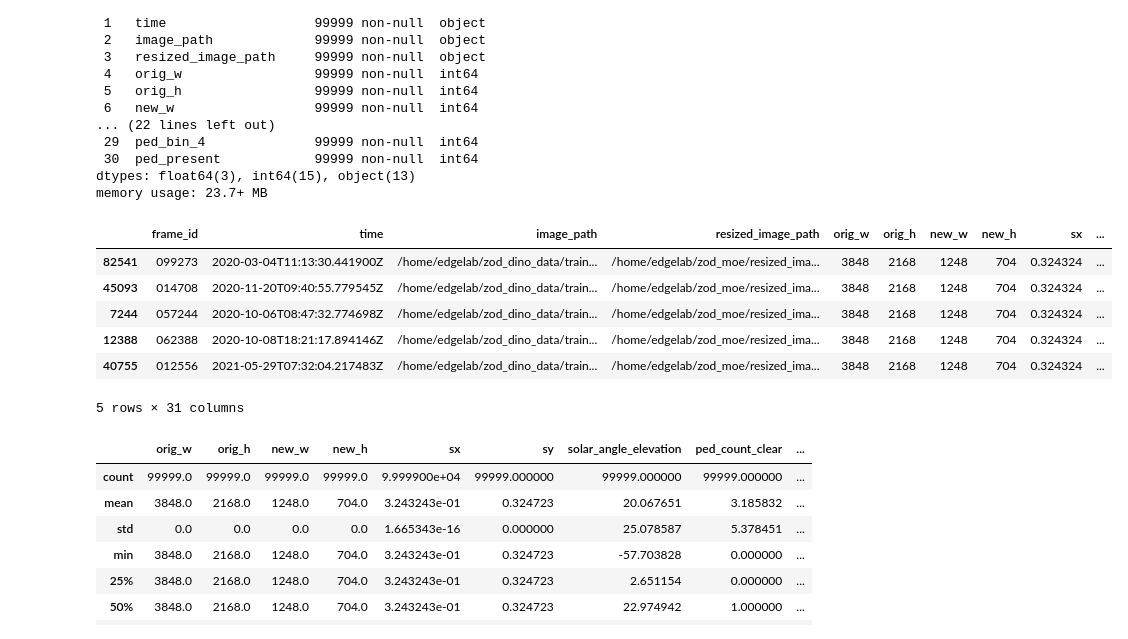
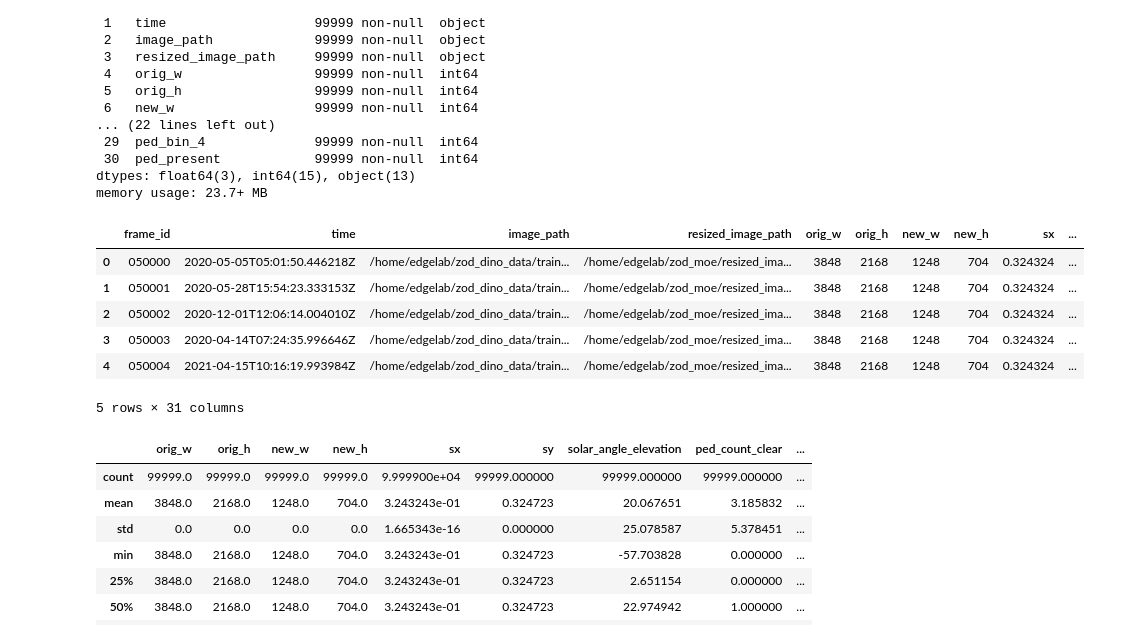
Before and after one commit to scaleoutsystems/multimodal-MoE, a Jupyter notebook: notebooks/zod_frames_index_sanity.ipynb, the cells around one changed output. Saved outputs shown, nothing was run; the diff lists cells and outputs as text; code cells hidden in the pictures.

```diff
--- a/notebooks/zod_frames_index_sanity.ipynb
+++ b/notebooks/zod_frames_index_sanity.ipynb
@@ -37,20 +37,20 @@ memory usage: 23.7+ MB
 # %%
 """ Note that for bin_4:
     - 0: no pedestrians
     - 1: 1-5 pedestrians
     - 2: 6-15 pedestrians
     - 3: >15 pedestrians
     - we can also define pedestrian presence 0 if bin_4 == 0, else 1.
     """
 
-df.sample(5)
+df.head(5)
 # %% [output]
 |  | frame_id | time | image_path | resized_image_path | orig_w | orig_h | new_w | new_h | sx | ... |
-| 82541 | 099273 | 2020-03-04T11:13:30.441900Z | /home/edgelab/zod_dino_data/train... | /home/edgelab/zod_moe/resized_ima... | 3848 | 2168 | 1248 | 704 | 0.324324 | ... |
-| 45093 | 014708 | 2020-11-20T09:40:55.779545Z | /home/edgelab/zod_dino_data/train... | /home/edgelab/zod_moe/resized_ima... | 3848 | 2168 | 1248 | 704 | 0.324324 | ... |
-| 7244 | 057244 | 2020-10-06T08:47:32.774698Z | /home/edgelab/zod_dino_data/train... | /home/edgelab/zod_moe/resized_ima... | 3848 | 2168 | 1248 | 704 | 0.324324 | ... |
-| 12388 | 062388 | 2020-10-08T18:21:17.894146Z | /home/edgelab/zod_dino_data/train... | /home/edgelab/zod_moe/resized_ima... | 3848 | 2168 | 1248 | 704 | 0.324324 | ... |
-| 40755 | 012556 | 2021-05-29T07:32:04.217483Z | /home/edgelab/zod_dino_data/train... | /home/edgelab/zod_moe/resized_ima... | 3848 | 2168 | 1248 | 704 | 0.324324 | ... |
+| 0 | 050000 | 2020-05-05T05:01:50.446218Z | /home/edgelab/zod_dino_data/train... | /home/edgelab/zod_moe/resized_ima... | 3848 | 2168 | 1248 | 704 | 0.324324 | ... |
+| 1 | 050001 | 2020-05-28T15:54:23.333153Z | /home/edgelab/zod_dino_data/train... | /home/edgelab/zod_moe/resized_ima... | 3848 | 2168 | 1248 | 704 | 0.324324 | ... |
+| 2 | 050002 | 2020-12-01T12:06:14.004010Z | /home/edgelab/zod_dino_data/train... | /home/edgelab/zod_moe/resized_ima... | 3848 | 2168 | 1248 | 704 | 0.324324 | ... |
+| 3 | 050003 | 2020-04-14T07:24:35.996646Z | /home/edgelab/zod_dino_data/train... | /home/edgelab/zod_moe/resized_ima... | 3848 | 2168 | 1248 | 704 | 0.324324 | ... |
+| 4 | 050004 | 2021-04-15T10:16:19.993984Z | /home/edgelab/zod_dino_data/train... | /home/edgelab/zod_moe/resized_ima... | 3848 | 2168 | 1248 | 704 | 0.324324 | ... |
 5 rows × 31 columns
 # %%
 df.describe()
```
Also changed, not shown: parts of 4 cells of this notebook, 5 other files.
